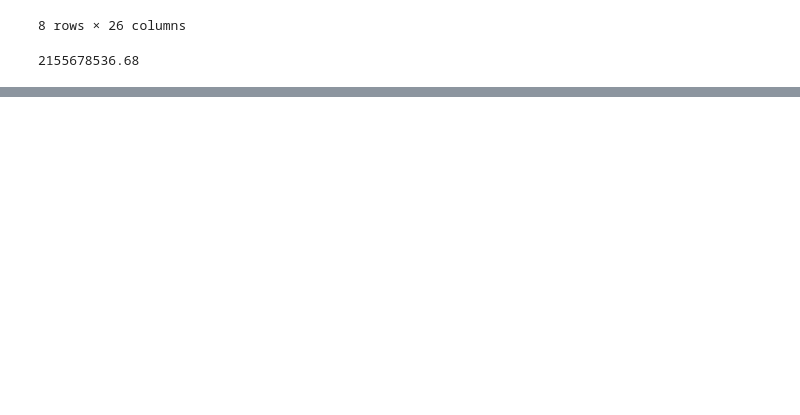
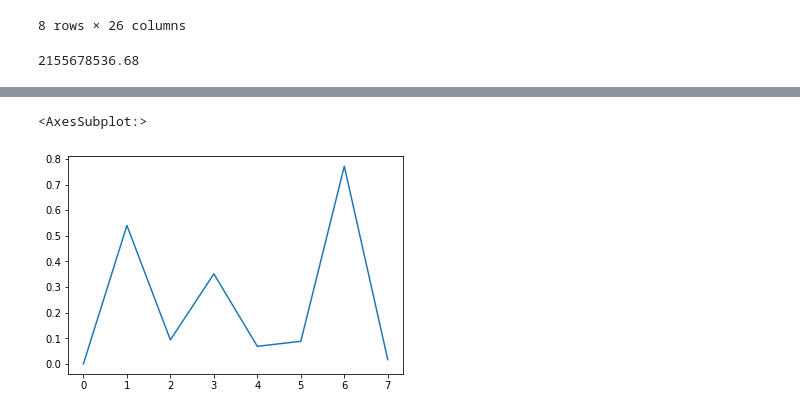
Before and after one commit to ausifer/nashville-gov-selling-stuff, a Jupyter notebook: notebooks/nashville_gov_selling_stuff.ipynb, the cells around one changed output, grey strips where cells are left out. Drawn from its saved outputs; the diff is of its cells as text; code cells hidden in the pictures; blank space fills up the shorter version.

Commit message:
percent total budget now included with a graph but need x axis to be years, not 0-7

```diff
--- a/notebooks/nashville_gov_selling_stuff.ipynb
+++ b/notebooks/nashville_gov_selling_stuff.ipynb
@@ -185,0 +191,3 @@ ebid_budget_df = pd.DataFrame()
+# %%
+ebid_budget_df = pd.DataFrame(list(zip(year_list,budget_amt_list,ebid_rev_list)), columns=['Year','Budget','eBid Revenue'])
+ebid_budget_df.set_index('Year')
@@ -185,0 +205,3 @@ ebid_budget_df = pd.DataFrame()
+# %%
+ebid_budget_df['Percent Total Budget'] = (ebid_budget_df['eBid Revenue'] / ebid_budget_df['Budget']) * 100
+ebid_budget_df.set_index('Year')
@@ -185,0 +219,5 @@ ebid_budget_df = pd.DataFrame()
+# %%
+ebid_budget_df['Percent Total Budget'].plot()
+# %% [output]
+<AxesSubplot:>
+[figure, added]
```
Also changed, not shown: parts of 4 cells of this notebook.
